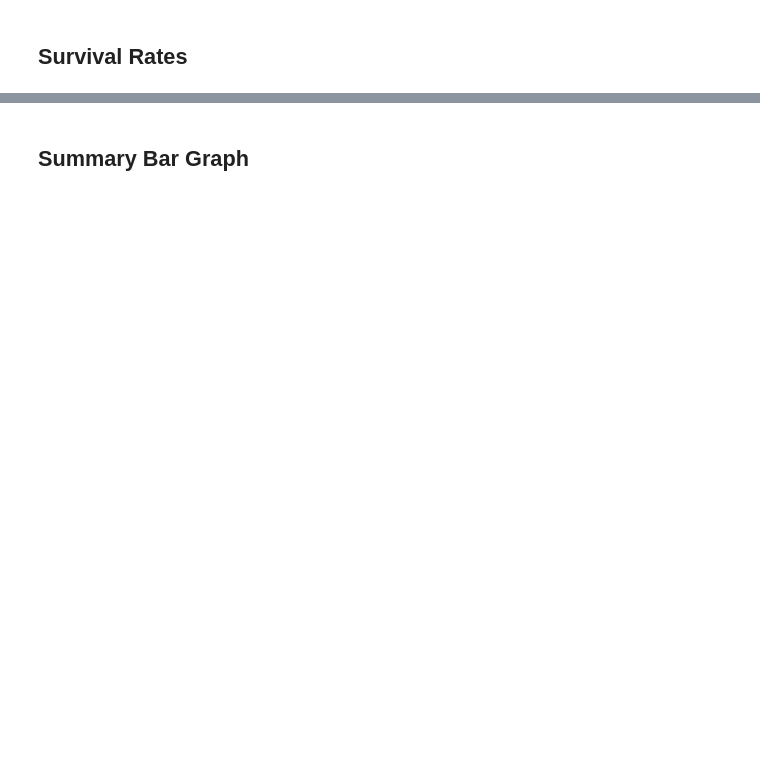
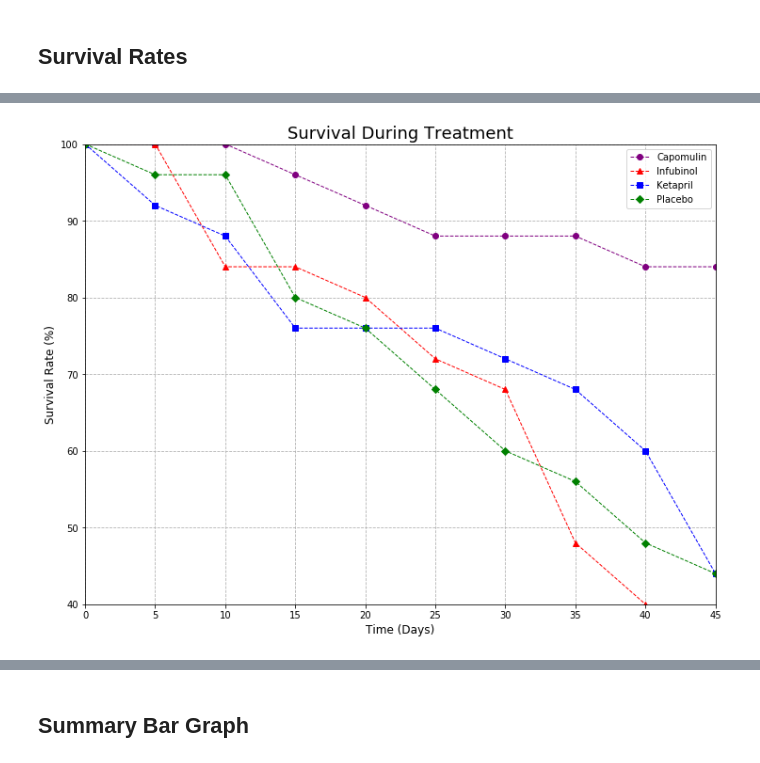
Before and after one commit to allisonwest/MatolotlibHW, a Jupyter notebook: pymaceuticals_HW_AllisonW.ipynb, the cells around one changed output, grey strips where cells are left out. Drawn from its saved outputs; the diff is of its cells as text; code cells hidden in the pictures; blank space fills up the shorter version.

```diff
--- a/pymaceuticals_HW_AllisonW.ipynb
+++ b/pymaceuticals_HW_AllisonW.ipynb
@@ -10,8 +10,8 @@ import warnings
 warnings.filterwarnings('ignore')
 
 # File to Load (Remember to Change These)
-mouse_drug_data_to_load = "data/mouse_drug_data.csv"
-clinical_trial_data_to_load = "data/clinicaltrial_data.csv"
+mouse_drug_data_to_load = "mouse_drug_data.csv"
+clinical_trial_data_to_load = "clinicaltrial_data.csv"
 
 # Read the Mouse and Drug Data and the Clinical Trial Data
 mouse_drug_data = pd.read_csv(mouse_drug_data_to_load)
@@ -210,7 +201,11 @@ plt.savefig('metastatic_response.png')
 ## Survival Rates
 # %%
 # Store the Count of Mice Grouped by Drug and Timepoint (W can pass any metric)
+grouped_mice = combined_test_data.groupby(["Drug", "Timepoint"])["Mouse ID"].nunique()
+mice_df = grouped_mice.to_frame()
 
 # Convert to DataFrame
+mice_df = mice_df.rename(columns={"Mouse ID": "Mouse Count"})
 
 # Preview DataFrame
+mice_df.head()
@@ -225,4 +220,6 @@ plt.savefig('metastatic_response.png')
 # %%
 # Minor Data Munging to Re-Format the Data Frames
-
+mice_new_df = mice_df.unstack(0)
+mice_data_frame = mice_new_df["Mouse Count"]
 # Preview the Data Frame
+mice_data_frame
@@ -245,3 +239,25 @@ plt.show()
+# %%
+# Generate the Plot (Accounting for percentages)
+plt.figure(figsize=(12,9))
+
+Capomulin3 = plt.errorbar(x_axis, (mice_data_frame["Capomulin"]/25*100), fmt="o", ls="dashed", linewidth=1, alpha=1, capsize=3,color = "purple")
+Infubinol3 = plt.errorbar(x_axis, (mice_data_frame["Infubinol"]/25*100), fmt="^", ls="dashed", linewidth=1, alpha=1, capsize=3,color = "red")
+Ketapril3 = plt.errorbar(x_axis, (mice_data_frame["Ketapril"]/25*100),  fmt="s", ls="dashed", linewidth=1, alpha=1, capsize=3,color ="blue")
+Placebo3 = plt.errorbar(x_axis, (mice_data_frame["Placebo"]/25*100),  fmt="D", ls="dashed", linewidth=1, alpha=1, capsize=3,color ="green")
+
+plt.ylim(40, 100)
+plt.xlim(0, 45)
+
+plt.title("Survival During Treatment", fontsize=18)
+plt.xlabel("Time (Days)", fontsize=12)
+plt.ylabel("Survival Rate (%)", fontsize=12)
+
+plt.grid(linestyle="dashed")
+plt.legend((Capomulin3, Infubinol3, Ketapril3, Placebo3), ("Capomulin", "Infubinol", "Ketapril", "Placebo"), fontsize=10)
+plt.savefig('survival.png')
+plt.show()
+# %% [output]
+[figure, added]
 # %% [markdown]
 ![Metastatic Spread During Treatment](../Images/survival.png)
 # %% [markdown]
```
Also changed, not shown: parts of 15 cells of this notebook, 5 other files.
